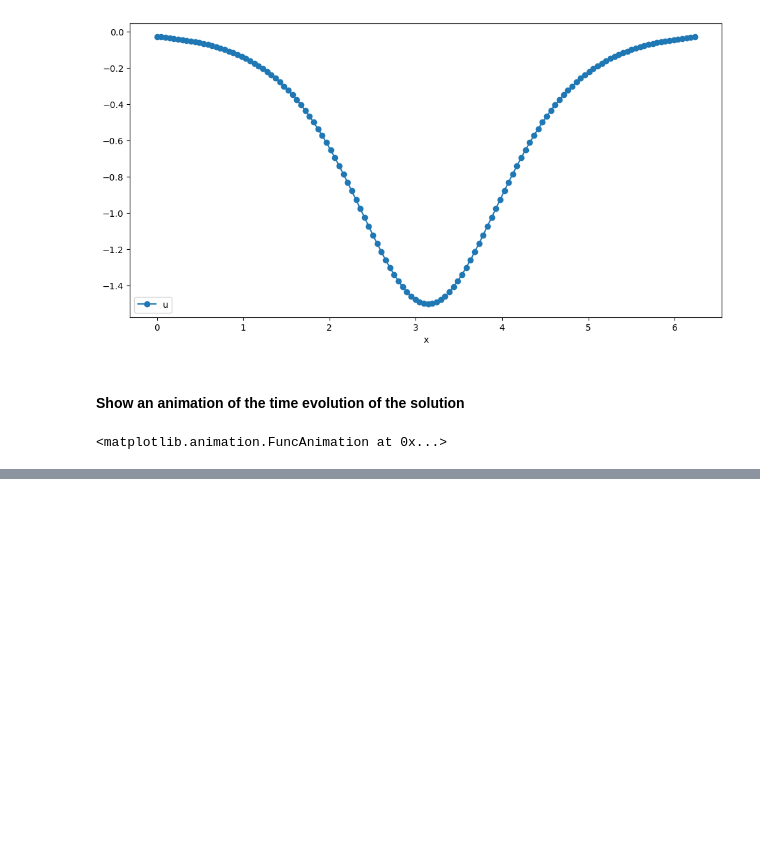
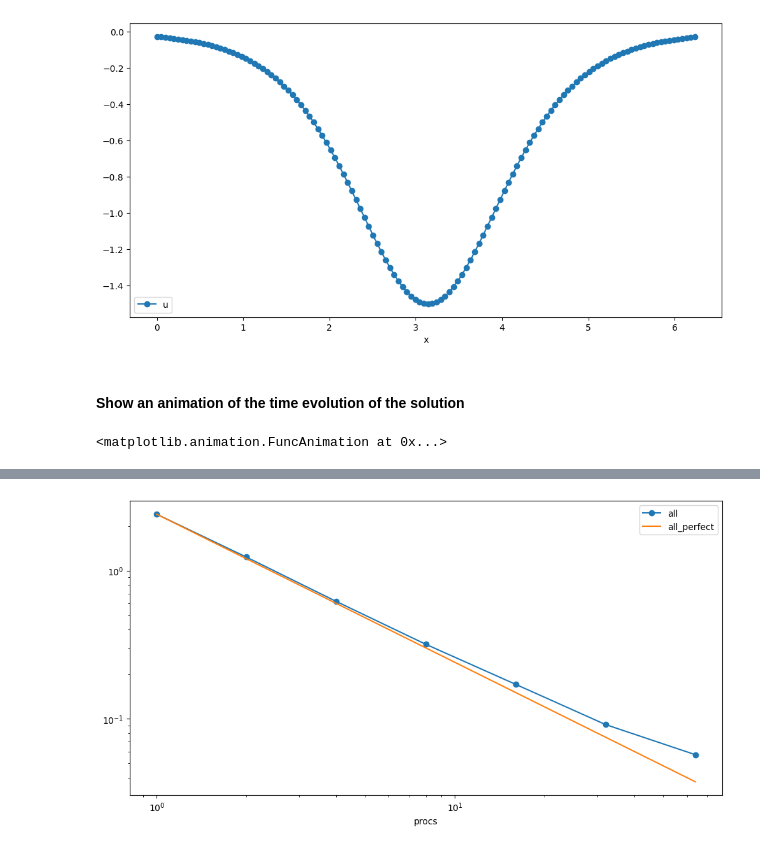
Before and after one commit to unh-hpc-2023/class-26, a Jupyter notebook: kdv.ipynb, the cells around one changed output, grey strips where cells are left out. Drawn from its saved outputs; the diff is of its cells as text; code cells hidden in the pictures; blank space fills up the shorter version.

Commit message:
kdv: update notebook with timing data

```diff
--- a/kdv.ipynb
+++ b/kdv.ipynb
@@ -72,3 +72,14 @@ animation.FuncAnimation(fig, animate, init_func=init,
                         frames=range(0, 100000, 1000), interval=100, blit=True)
 # %% [output]
 <matplotlib.animation.FuncAnimation at 0x...>
+# %%
+# Timing with output disabled
+t = pd.DataFrame(np.array([[1, 2.40026, 0.000945402, 0.866719, 0],
+                           [2, 1.23193, 0.0191336, 0.436343, 0],
+                           [4, 0.618883, 0.00518464, 0.217661, 0],
+                           [8, 0.317354, 0.00461102, 0.110456, 0],
+                           [16, 0.170447, 0.00834276, 0.0557998, 0],
+                           [32, 0.0912811, 0.00788811, 0.0281533, 0],
+                           [64, 0.0571396, 0.00410811, 0.0165145, 0]]),
+                   columns=['procs', 'all', 'ghosts', 'rhs', 'output'])
+t
@@ -74,0 +95,8 @@ animation.FuncAnimation(fig, animate, init_func=init,
+# %%
+t['all_perfect'] = t['all'][0] / t['procs']
+# %%
+log = True
+ax = t.plot(x='procs', y='all', logx=log, logy=log, marker='o')
+t.plot(x='procs', y='all_perfect', ax=ax);
+# %% [output]
+[figure, added]
```
Also changed, not shown: parts of 1 cell of this notebook.
